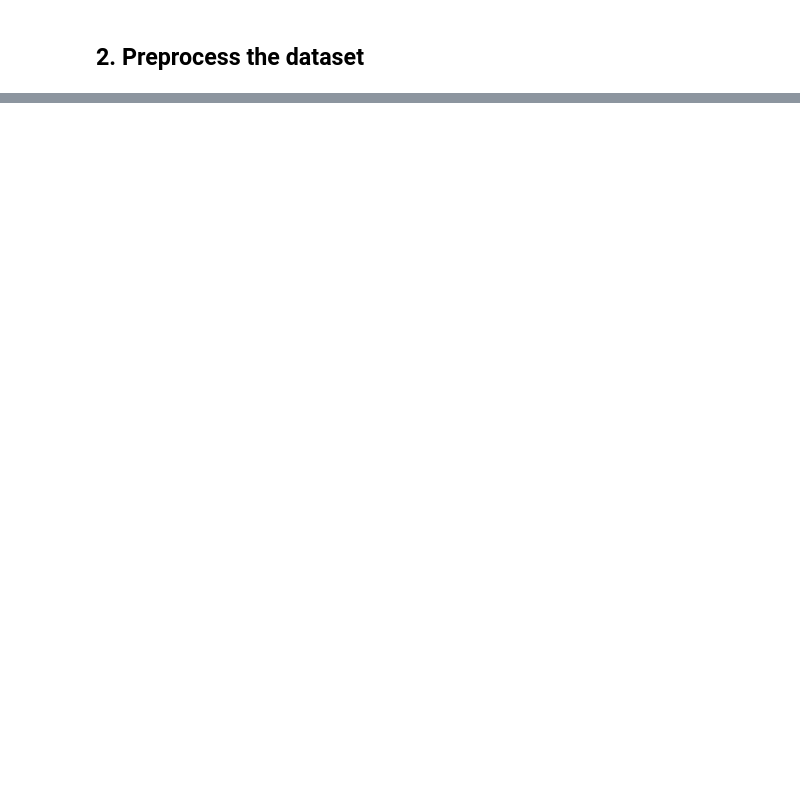
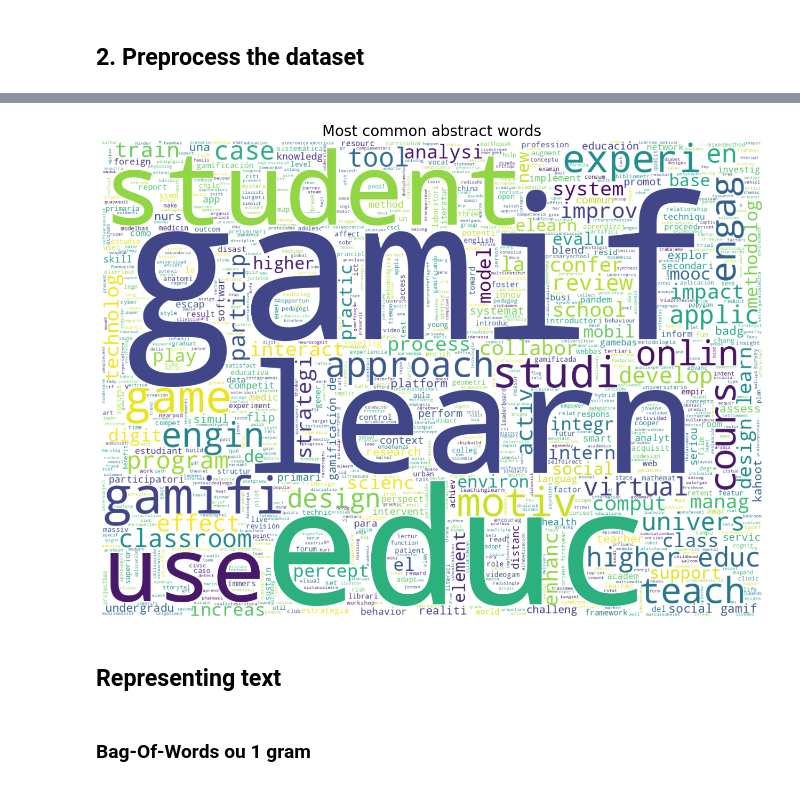
Before and after one commit to daniff15/ICD_Project, a Jupyter notebook: main.ipynb, the cells around one changed output, grey strips where cells are left out. Cells and saved outputs as stored; diff of their text form; code cells hidden in the pictures; blank space fills up the shorter version.

```diff
--- a/main.ipynb
+++ b/main.ipynb
@@ -87,0 +117,4 @@ KeyError: "['Author full names', 'Volume', 'Issue', 'Art. No.', 'Page start', 'P
+# %%
+# Remove duplicate rows
+df = droped_data.drop_duplicates(subset=['Title'])
+df.shape
@@ -89,0 +171,6 @@ KeyError: "['Author full names', 'Volume', 'Issue', 'Art. No.', 'Page start', 'P
+# %%
+#converts all the values in a specific columns of the DataFrame data to strings
+df["Title"] = df["Title"].astype(str)
+
+#Applying a Text Cleaning Function
+df['cleanTitle'] = df['Title'].apply(clean_text)
@@ -89,0 +210,15 @@ KeyError: "['Author full names', 'Volume', 'Issue', 'Art. No.', 'Page start', 'P
+# %%
+plt.subplots(figsize=(16,13))
+wordcloud = WordCloud(
+                          background_color='white',max_words = 10000, width=1500, stopwords=STOPWORDS,
+                          height=1080).generate(" ".join(df["cleanTitle"]))
+plt.title("Most common abstract words", fontsize=20)
+plt.imshow(wordcloud.recolor( colormap= 'viridis'))
+plt.axis('off')
+plt.show()
+# %% [output]
+[figure, added]
+# %% [markdown]
+## Representing text
+# %% [markdown]
+### Bag-Of-Words ou 1 gram
```
Also changed, not shown: parts of 27 cells of this notebook, 1 other file.
